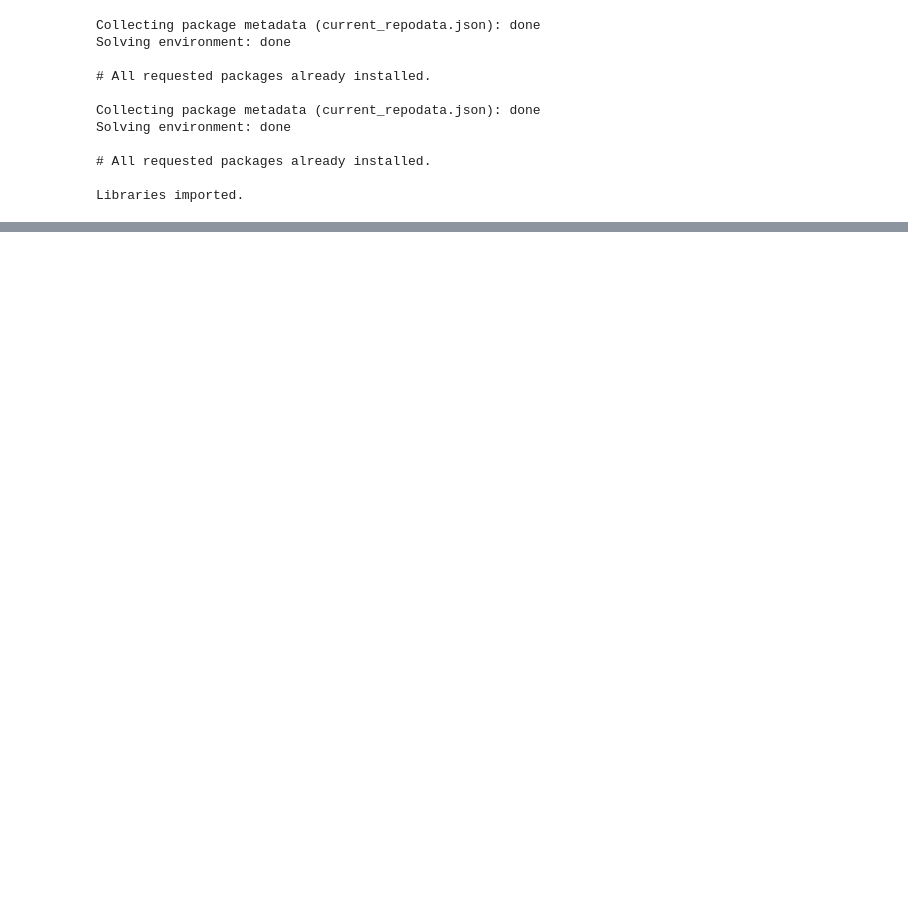
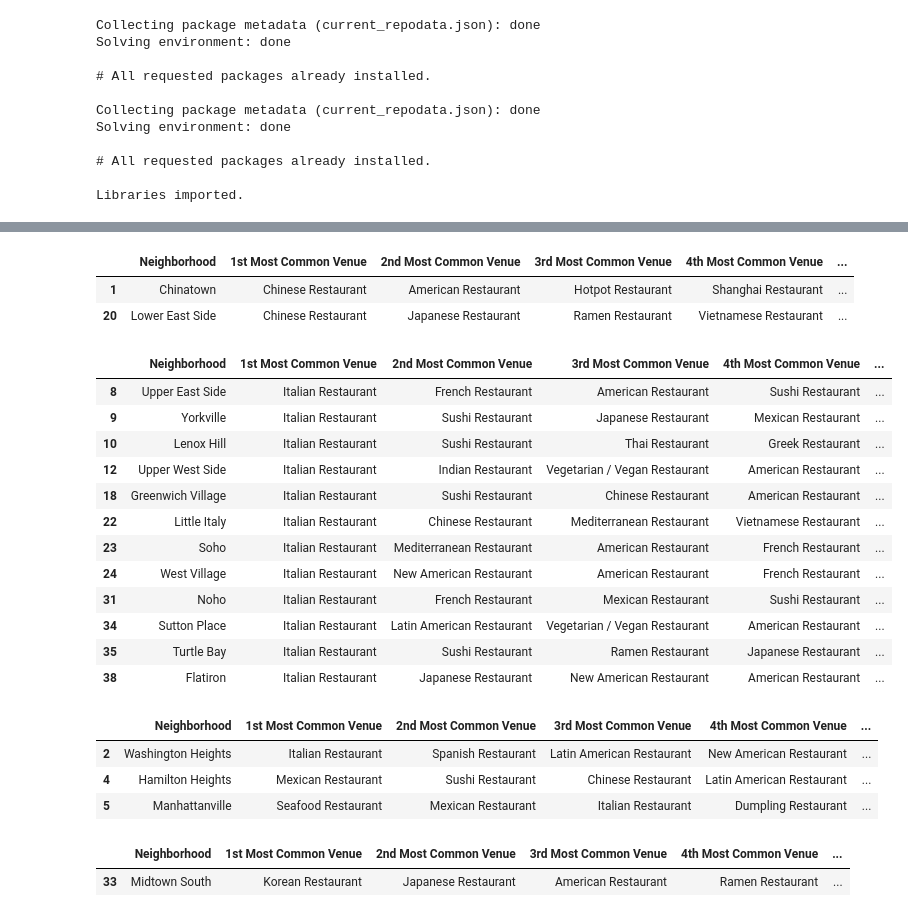
Before and after one commit to kingleung08/Coursera_Capstone, a Jupyter notebook: capstone_final.ipynb, the cells around one changed output, grey strips where cells are left out. Cells and saved outputs as stored; diff of their text form; code cells hidden in the pictures; blank space fills up the shorter version.

```diff
--- a/capstone_final.ipynb
+++ b/capstone_final.ipynb
@@ -69,0 +437,21 @@ df[df_final['Borough']=='Manhattan']
+# %%
+num_top_venues = 10
+
+indicators = ['st', 'nd', 'rd']
+
+# create columns according to number of top venues
+columns = ['Neighborhood']
+for ind in np.arange(num_top_venues):
+    try:
+        columns.append('{}{} Most Common Venue'.format(ind+1, indicators[ind]))
+    except:
+        columns.append('{}th Most Common Venue'.format(ind+1))
+
+# create a new dataframe
+neighborhoods_venues_sorted = pd.DataFrame(columns=columns)
+neighborhoods_venues_sorted['Neighborhood'] = manhattan_grouped['Neighborhood']
+
+for ind in np.arange(manhattan_grouped.shape[0]):
+    neighborhoods_venues_sorted.iloc[ind, 1:] = return_most_common_venues(manhattan_grouped.iloc[ind, :], num_top_venues)
+
+neighborhoods_venues_sorted.head()
@@ -69,0 +465,11 @@ df[df_final['Borough']=='Manhattan']
+# %%
+# set number of clusters
+kclusters = 9
+
+manhattan_grouped_clustering = manhattan_grouped.drop('Neighborhood',1)
+
+# run k-means clustering
+kmeans = KMeans(n_clusters=kclusters, random_state=0).fit(manhattan_grouped_clustering)
+
+# check cluster labels generated for each row in the dataframe
+kmeans.labels_[0:]
@@ -69,0 +479,10 @@ df[df_final['Borough']=='Manhattan']
+# %%
+# add clustering labels
+neighborhoods_venues_sorted.insert(0, 'Cluster Labels', kmeans.labels_)
+
+manhattan_merged = manhattan_data
+
+# merge manhattan_grouped with manhattan_data to add latitude/longitude for each neighborhood
+manhattan_merged = manhattan_merged.join(neighborhoods_venues_sorted.set_index('Neighborhood'), on='Neighborhood')
+
+manhattan_merged.head() # check the last columns!
@@ -69,0 +522,34 @@ df[df_final['Borough']=='Manhattan']
+# %%
+manhattan_merged.loc[manhattan_merged['Cluster Labels'] == 0, manhattan_merged.columns[[1] + list(range(5, manhattan_merged.shape[1]))]]
+# %% [output]
+|  | Neighborhood | 1st Most Common Venue | 2nd Most Common Venue | 3rd Most Common Venue | 4th Most Common Venue | ... |
+| 1 | Chinatown | Chinese Restaurant | American Restaurant | Hotpot Restaurant | Shanghai Restaurant | ... |
+| 20 | Lower East Side | Chinese Restaurant | Japanese Restaurant | Ramen Restaurant | Vietnamese Restaurant | ... |
+# %%
+manhattan_merged.loc[manhattan_merged['Cluster Labels'] == 1, manhattan_merged.columns[[1] + list(range(5, manhattan_merged.shape[1]))]]
+# %% [output]
+|  | Neighborhood | 1st Most Common Venue | 2nd Most Common Venue | 3rd Most Common Venue | 4th Most Common Venue | ... |
+| 8 | Upper East Side | Italian Restaurant | French Restaurant | American Restaurant | Sushi Restaurant | ... |
+| 9 | Yorkville | Italian Restaurant | Sushi Restaurant | Japanese Restaurant | Mexican Restaurant | ... |
+| 10 | Lenox Hill | Italian Restaurant | Sushi Restaurant | Thai Restaurant | Greek Restaurant | ... |
+| 12 | Upper West Side | Italian Restaurant | Indian Restaurant | Vegetarian / Vegan Restaurant | American Restaurant | ... |
+| 18 | Greenwich Village | Italian Restaurant | Sushi Restaurant | Chinese Restaurant | American Restaurant | ... |
+| 22 | Little Italy | Italian Restaurant | Chinese Restaurant | Mediterranean Restaurant | Vietnamese Restaurant | ... |
+| 23 | Soho | Italian Restaurant | Mediterranean Restaurant | American Restaurant | French Restaurant | ... |
+| 24 | West Village | Italian Restaurant | New American Restaurant | American Restaurant | French Restaurant | ... |
+| 31 | Noho | Italian Restaurant | French Restaurant | Mexican Restaurant | Sushi Restaurant | ... |
+| 34 | Sutton Place | Italian Restaurant | Latin American Restaurant | Vegetarian / Vegan Restaurant | American Restaurant | ... |
+| 35 | Turtle Bay | Italian Restaurant | Sushi Restaurant | Ramen Restaurant | Japanese Restaurant | ... |
+| 38 | Flatiron | Italian Restaurant | Japanese Restaurant | New American Restaurant | American Restaurant | ... |
+# %%
+manhattan_merged.loc[manhattan_merged['Cluster Labels'] == 2, manhattan_merged.columns[[1] + list(range(5, manhattan_merged.shape[1]))]]
+# %% [output]
+|  | Neighborhood | 1st Most Common Venue | 2nd Most Common Venue | 3rd Most Common Venue | 4th Most Common Venue | ... |
+| 2 | Washington Heights | Italian Restaurant | Spanish Restaurant | Latin American Restaurant | New American Restaurant | ... |
+| 4 | Hamilton Heights | Mexican Restaurant | Sushi Restaurant | Chinese Restaurant | Latin American Restaurant | ... |
+| 5 | Manhattanville | Seafood Restaurant | Mexican Restaurant | Italian Restaurant | Dumpling Restaurant | ... |
+# %%
+manhattan_merged.loc[manhattan_merged['Cluster Labels'] == 3, manhattan_merged.columns[[1] + list(range(5, manhattan_merged.shape[1]))]]
+# %% [output]
+|  | Neighborhood | 1st Most Common Venue | 2nd Most Common Venue | 3rd Most Common Venue | 4th Most Common Venue | ... |
+| 33 | Midtown South | Korean Restaurant | Japanese Restaurant | American Restaurant | Ramen Restaurant | ... |
```
Also changed, not shown: parts of 37 cells of this notebook.
